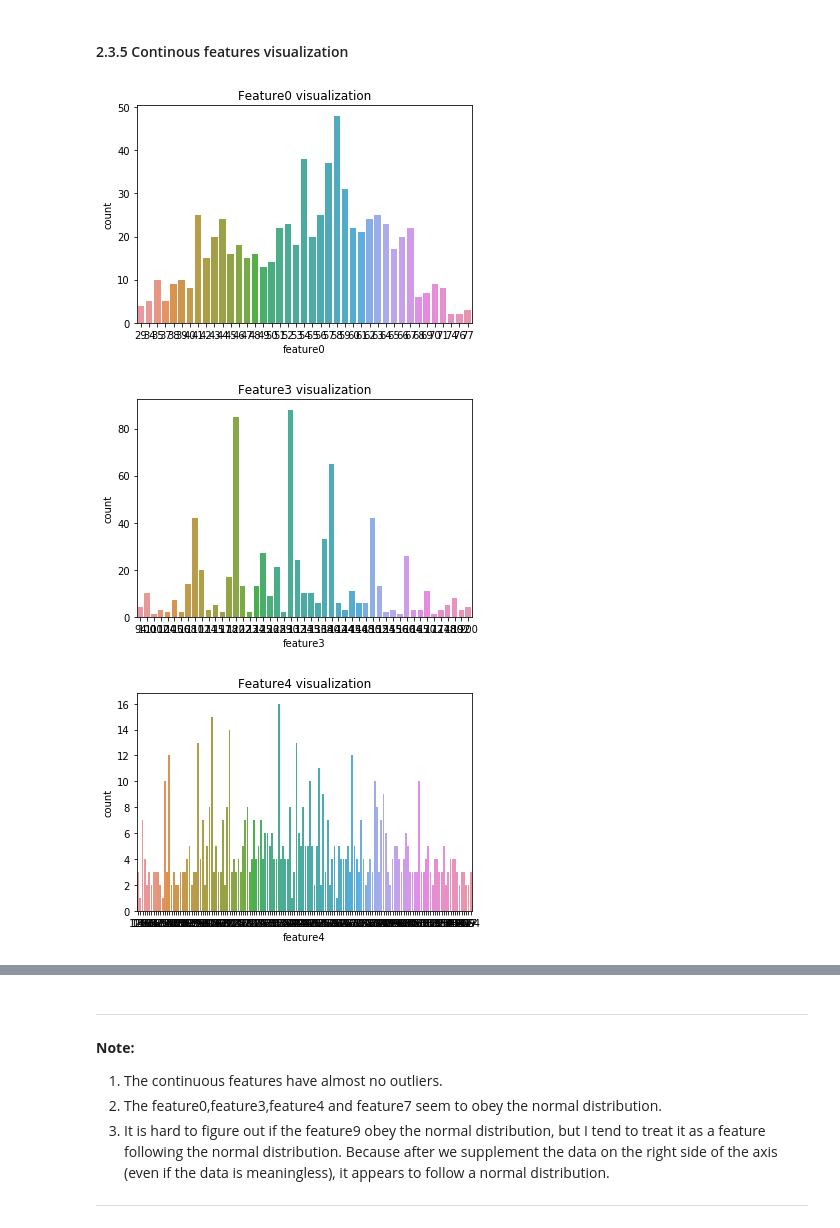
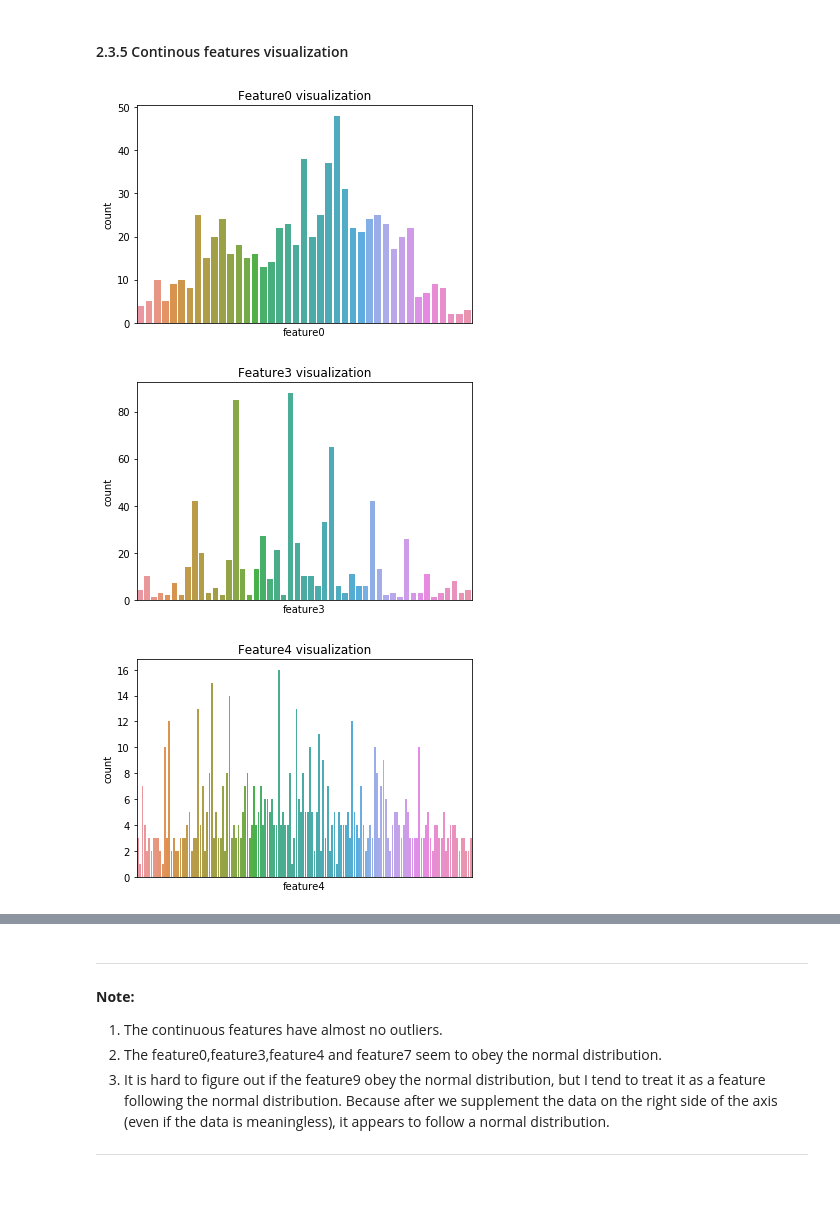
Before and after one commit to zhicongsun/SUSTech-Advanced-AI, a Jupyter notebook: A3_clf/A3_clf.ipynb, the cells around one changed output, grey strips where cells are left out. Saved outputs shown, nothing was run; the diff lists cells and outputs as text; code cells hidden in the pictures; blank space fills up the shorter version.

```diff
--- a/A3_clf/A3_clf.ipynb
+++ b/A3_clf/A3_clf.ipynb
@@ -193,24 +194,27 @@ continous_val features: ['feature0', 'feature3', 'feature4', 'feature7', 'featur
 # %%
 # feature0 visualization
 sns.countplot(x='feature0', data=data)
 plt.title("Feature0 visualization")
+plt.xticks([])
 plt.show()
 # %% [output]
-[figure, old version]
+[figure, new version]
 # %%
 # feature3 visualization
 sns.countplot(x='feature3', data=data)
 plt.title("Feature3 visualization")
+plt.xticks([])
 plt.show()
 # %% [output]
-[figure, old version]
+[figure, new version]
 # %%
 # feature4 visualization
 sns.countplot(x='feature4', data=data)
 plt.title("Feature4 visualization")
+plt.xticks([])
 plt.show()
 # %% [output]
-[figure, old version]
+[figure, new version]
 # %%
 # feature7 visualization
 sns.countplot(x='feature7', data=data)
```
Also changed, not shown: parts of 16 cells of this notebook.
